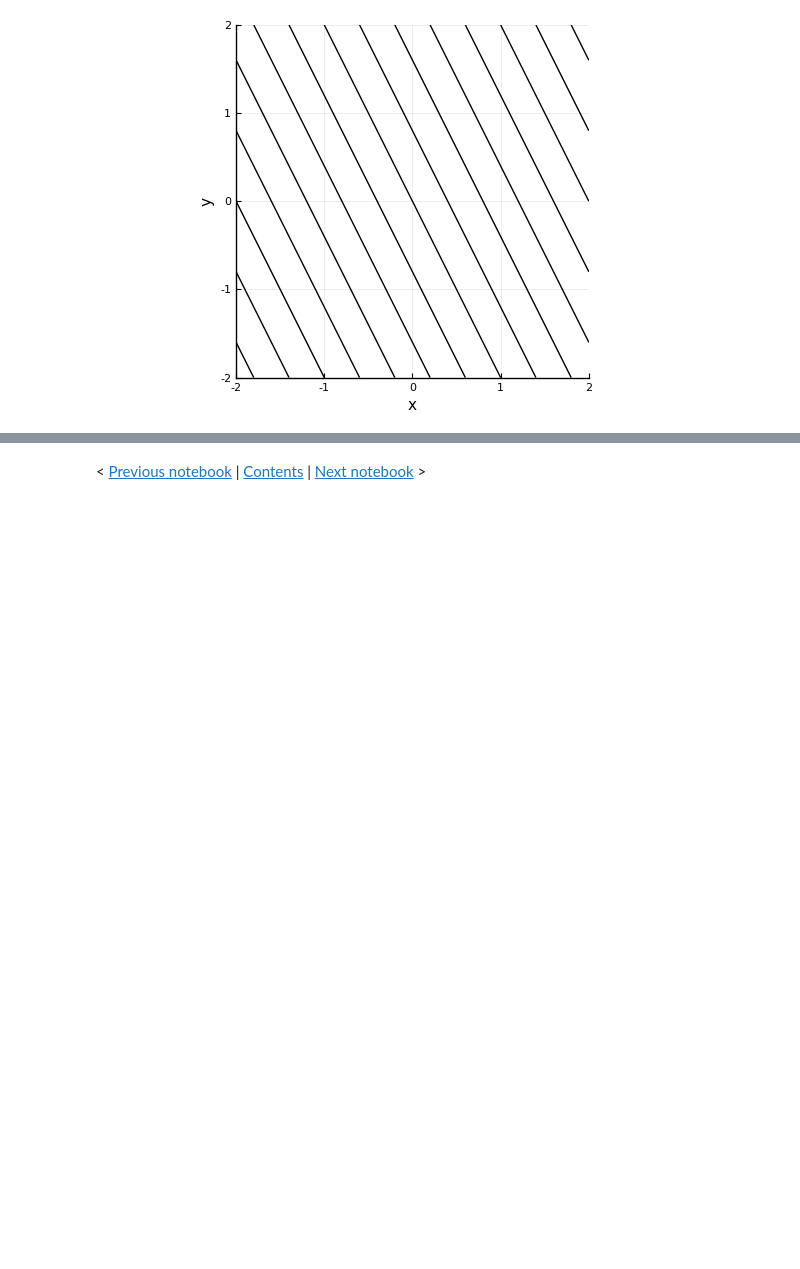
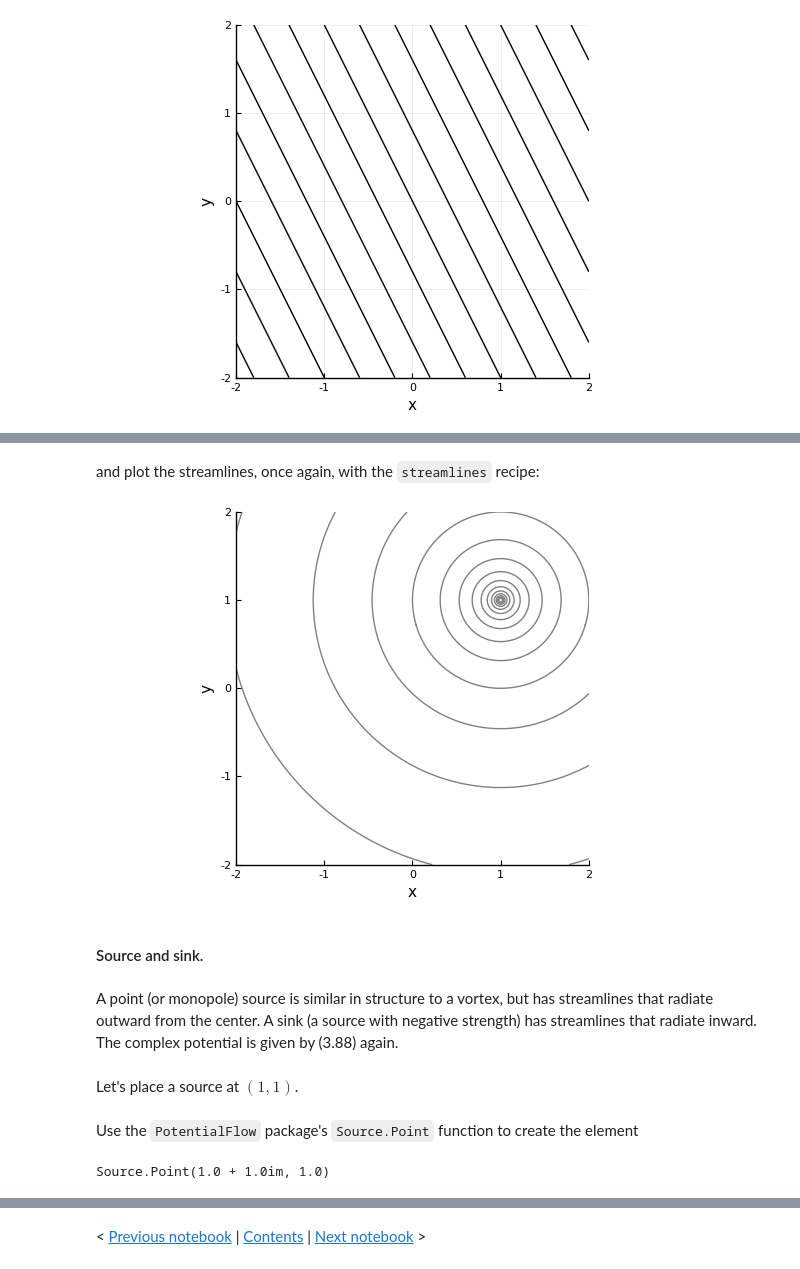
Before and after one commit to jdeldre/BookExamples, a Jupyter notebook: src/3.2-PotentialFlowsInPlane.ipynb, the cells around one changed output, grey strips where cells are left out. Drawn from its saved outputs; the diff is of its cells as text; code cells hidden in the pictures; blank space fills up the shorter version.

```diff
--- a/src/3.2-PotentialFlowsInPlane.ipynb
+++ b/src/3.2-PotentialFlowsInPlane.ipynb
@@ -62,0 +118,13 @@ Let's start with a single point vortex and inspect the flow field associated wit
+# %% [markdown]
+and plot the streamlines, once again, with the `streamlines` recipe:
+# %%
+streamlines(x,y,(v,),ratio = 1, legend = :false,
+    xlabel="x",ylabel="y",xlim=(xmin,xmax),ylim=(ymin,ymax))
+# %% [output]
+[figure, added]
+# %% [markdown]
+#### Source and sink.
+# %% [markdown]
+A point (or monopole) source is similar in structure to a vortex, but has streamlines that radiate outward from the center. A sink (a source with negative strength) has streamlines that radiate inward. The complex potential is given by (3.88) again.
+# %% [markdown]
+Let's place a source at $(1,1)$.
@@ -62,0 +134,6 @@ Let's start with a single point vortex and inspect the flow field associated wit
+# %% [markdown]
+Use the `PotentialFlow` package's `Source.Point` function to create the element
+# %%
+s = Source.Point(zs,Q)
+# %% [output]
+Source.Point(1.0 + 1.0im, 1.0)
```
Also changed, not shown: parts of 54 cells of this notebook, 1 other file.
